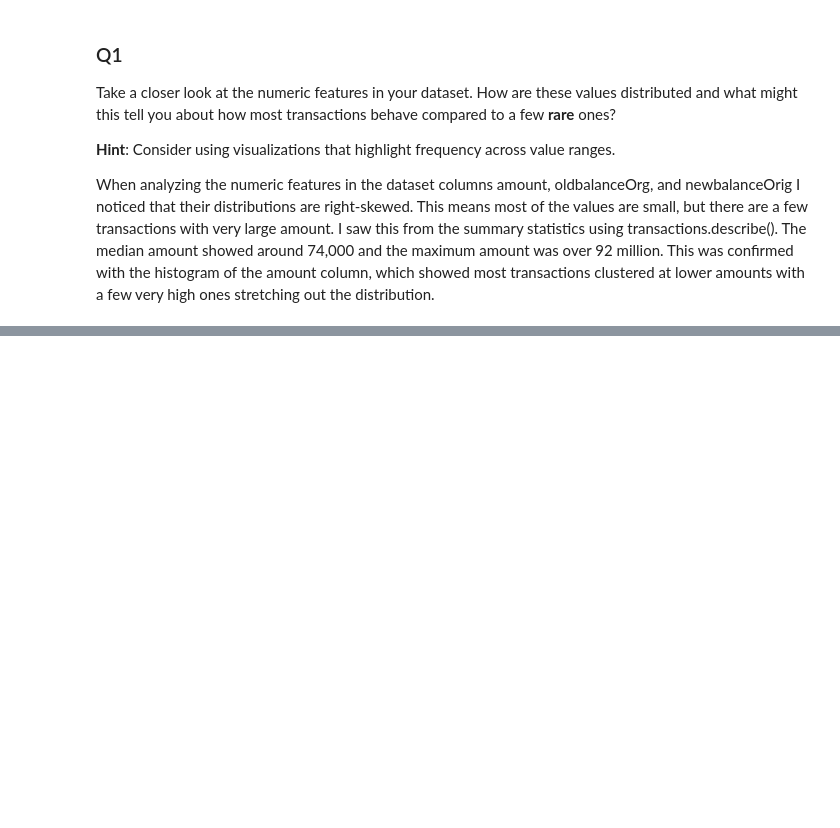
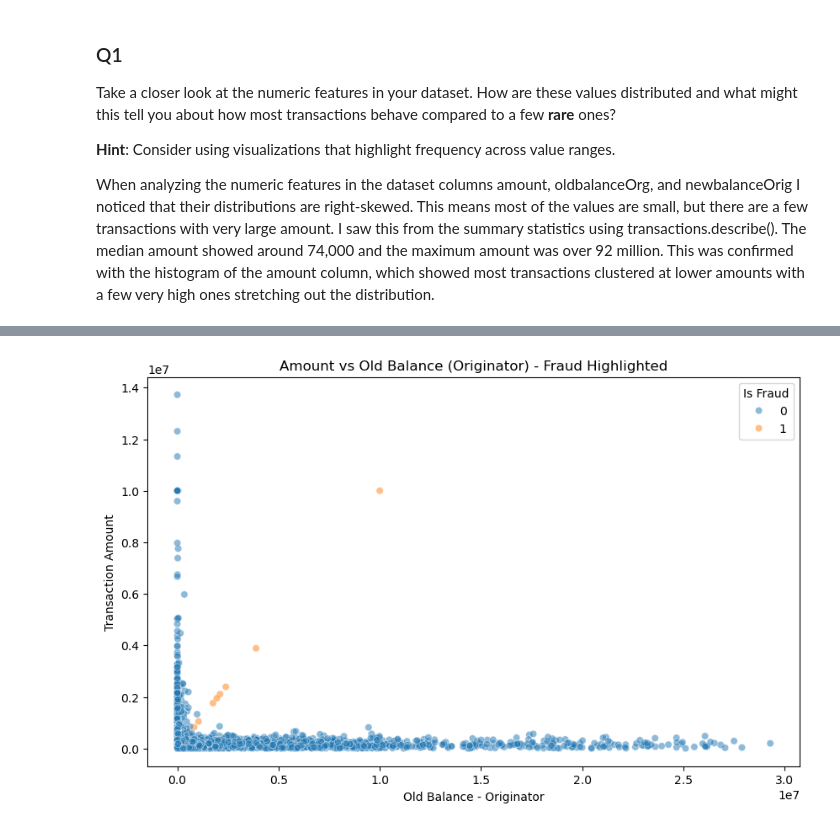
Before and after one commit to Dbell14/bank-fraud-detection-ml-pipeline, a Jupyter notebook: notebooks/eda.ipynb, the cells around one changed output, grey strips where cells are left out. Drawn from its saved outputs; the diff is of its cells as text; code cells hidden in the pictures; blank space fills up the shorter version.

```diff
--- a/notebooks/eda.ipynb
+++ b/notebooks/eda.ipynb
@@ -183,3 +187,20 @@ Answer here
+# %%
+# Scatter plot of amount vs oldbalanceOrg, colored by fraud status
+plt.figure(figsize=(10,6))
+sns.scatterplot(
+    x='oldbalanceOrg',
+    y='amount',
+    hue='isFraud',
+    data=transactions.sample(10000), # use a sample if data is large
+    alpha=0.5
+)
+plt.title('Amount vs Old Balance (Originator) - Fraud Highlighted')
+plt.xlabel('Old Balance - Originator')
+plt.ylabel('Transaction Amount')
+plt.legend(title='Is Fraud')
+plt.show()
+# %% [output]
+[figure, added]
 # %% [markdown]
 ### Q3
 
```
Also changed, not shown: parts of 9 cells of this notebook.
